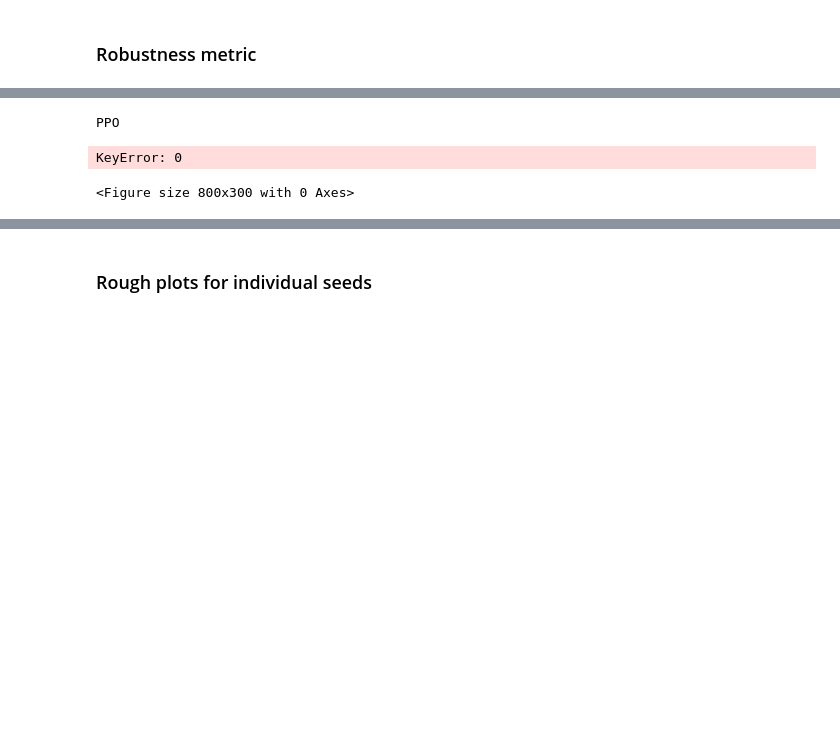
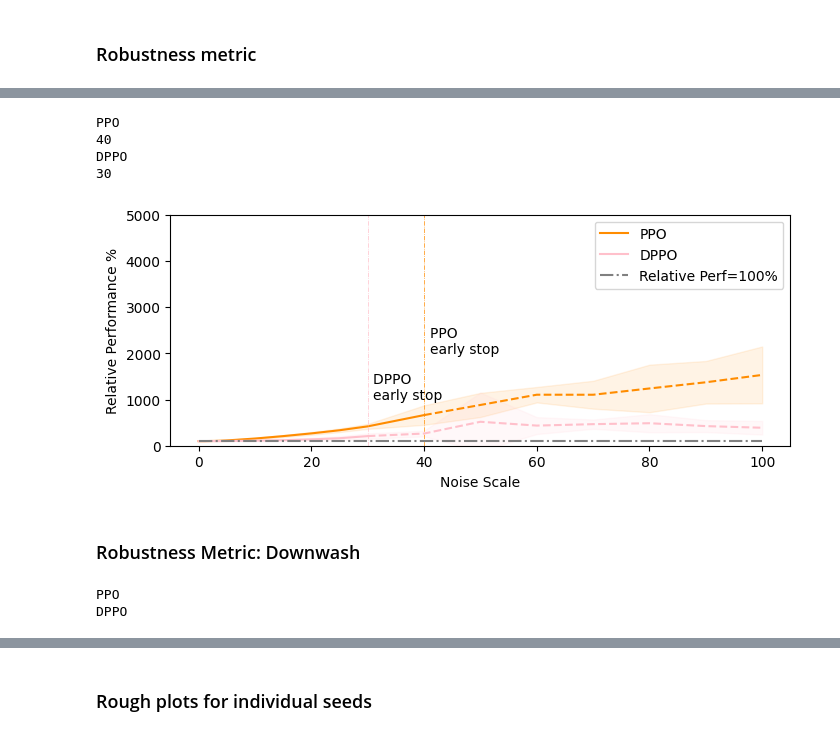
Before and after one commit to amacati/gp-mpc, a Jupyter notebook: examples/rl/data_analysis.ipynb, the cells around one changed output, grey strips where cells are left out. Drawn from its saved outputs; the diff is of its cells as text; code cells hidden in the pictures; blank space fills up the shorter version.

```diff
--- a/examples/rl/data_analysis.ipynb
+++ b/examples/rl/data_analysis.ipynb
@@ -601,39 +562,41 @@ for method in metric.keys():
         temp_std2.append(data.mean() + 1*data.std())
         # print(all(metric[method][ns]['success']))
         if not all(metric[method][ns]['success']) and traj_success_till > ns:
             traj_success_till = ns
             count = k
     temp = np.array(temp)
     temp_std1, temp_std2 = np.array(temp_std1), np.array(temp_std2)
     print(traj_success_till)
 
 
     plt.plot(noise_scale[:count+1], temp[:count+1]*100/temp[0], color=plot_colors[method], label=method)
     plt.axvline(x=traj_success_till, linestyle='-.', linewidth=0.5, color=plot_colors[method])
     plt.plot(noise_scale[count:], temp[count:]*100/temp[0], color=plot_colors[method], linestyle='--')
     plt.fill_between(noise_scale,
                      temp_std1*100/temp[0],
                      temp_std2*100/temp[0], color=plot_colors[method], alpha=0.1)
 
     #plt.fill_between([traj_success_till, 100], [1, 1], color='r', alpha=0.25, label=method)
 
-plt.plot(noise_scale2, [100]*len(noise_scale2), color='grey', linestyle='-.', label='Relative Perf=100%')
-plt.text(11, 2500, 'PPO \nearly stop')
-plt.text(31, 800, 'SAC \nearly stop')
-plt.text(21, 1500, 'DPPO \nearly stop')
+plt.plot(noise_scale, [100]*len(noise_scale), color='grey', linestyle='-.', label='Relative Perf=100%')
+plt.text(41, 2000, 'PPO \nearly stop')
+#plt.text(6, 1500, 'SAC \nearly stop')
+plt.text(31, 1000, 'DPPO \nearly stop')
 
 
 plt.legend()
-plt.ylim(0,3000)
-plt.xlim(0,150)
+plt.ylim(0,5000)
+#plt.xlim(0,25)
 # plt.xscale("log")
 # plt.gca().invert_xaxis()
 # plt.yscale("log")
 plt.xlabel("Noise Scale")
 plt.ylabel("Relative Performance %")
 #plt.title("TD3 for Quadrotor 2D")
-plt.savefig("robustness_rl.pdf",bbox_inches="tight", pad_inches=0.1)
+plt.savefig("robustness_ps_rl.pdf",bbox_inches="tight", pad_inches=0.1)
 # %% [output]
 PPO
+40
+DPPO
+30
-KeyError: 0
-<Figure size 800x300 with 0 Axes>
+[figure, added]
@@ -673,2 +603,28 @@ noise_scale = [0,1,10,20,30,40,50,60,70,80,90,100,110,120,130,140,150,160,170,18
+# %% [markdown]
+### Robustness Metric: Downwash
+# %%
+metric = {}
+downwash_height = [1.5, 1.75, 2.0, 2.25, 2.5, 2.75, 3.0, 3.5, 4.0, 4.5]
+for method in data_paths.keys():
+    print(method)
+    metric.update({method: {}})
+    for seed in seeds:
+        for ns in downwash_height:
+            path = data_paths[method] + "/seed"+ str(seed) +"_*/robust_metric_dw_"+str(ns)+".npy"
+            file_path = glob.glob(path)
+            temp = np.load(file_path[0], allow_pickle=True).item()
+            if ns in metric[method].keys():
+                metric[method][ns]['rmse'].append(temp['rmse'])
+                metric[method][ns]['rmse_std'].append(temp['rmse_std'])
+                temp2 = True if temp['average_length'] >= 660.0 else False
+                metric[method][ns]['success'].append(temp2)
+            else:
+                temp2 = True if temp['average_length'] >= 660.0 else False
+                metric[method].update({ns: {'rmse': [temp['rmse']],
+                                            'rmse_std': [temp['rmse_std']],
+                                            'success': [temp2]}})
+# %% [output]
+PPO
+DPPO
 # %%
 fig = plt.figure(figsize=(8, 3))
```
Also changed, not shown: parts of 31 cells of this notebook.
